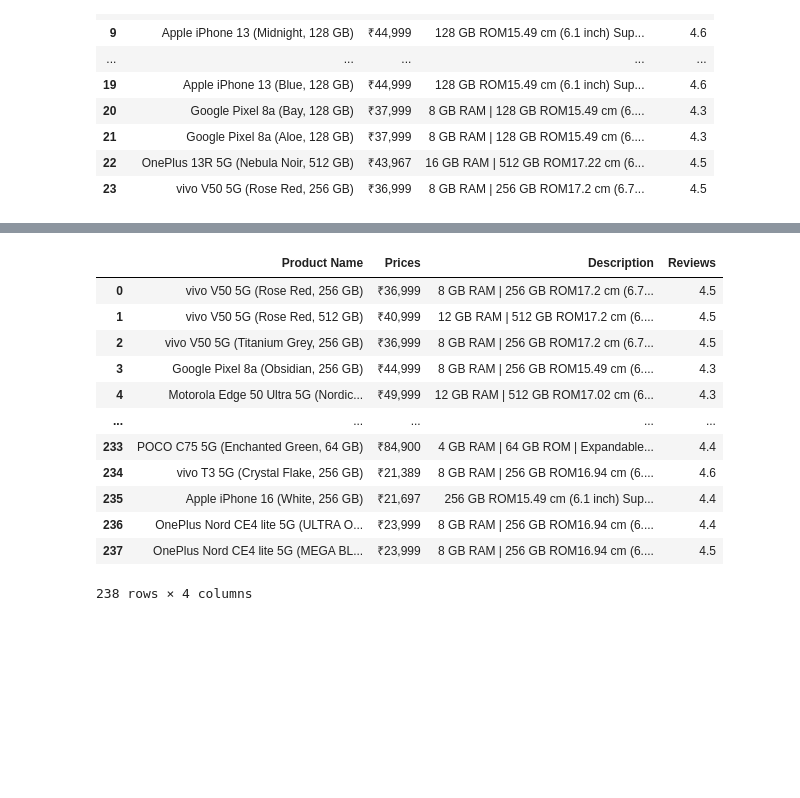
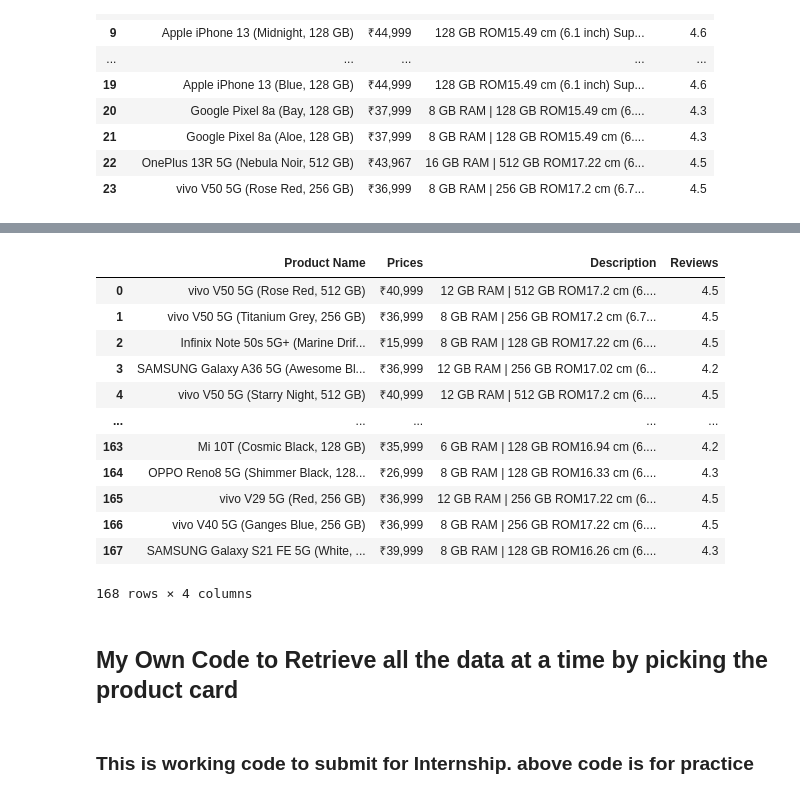
Before and after one commit to ramaoutlook/AI-ML-GenAI-Learning-Journey, a Jupyter notebook: Internships/Codveda/DataScience/webscrapping_beautifulsoupFlipkart.ipynb, the cells around one changed output, grey strips where cells are left out. Drawn from its saved outputs; the diff is of its cells as text; code cells hidden in the pictures; blank space fills up the shorter version.

Commit message:
Web scrapping Flipkart ecommerce to submit in the internship

```diff
--- a/Internships/Codveda/DataScience/webscrapping_beautifulsoupFlipkart.ipynb
+++ b/Internships/Codveda/DataScience/webscrapping_beautifulsoupFlipkart.ipynb
@@ -326,3 +326,18 @@ product_Name = []
 prices = []
 description = []
 reviews=[]
+# %%
+urll = "https://www.flipkart.com/search?q=mobiles+under+50000+rupees&sid=tyy%2C4io&as=on&as-show=on&otracker=AS_QueryStore_OrganicAutoSuggest_1_19_na_na_na&otracker1=AS_QueryStore_OrganicAutoSuggest_1_19_na_na_na&as-pos=1&as-type=RECENT&suggestionId=mobiles+under+50000+rupees%7CMobiles&requestId=114334d8-0c47-410f-98fc-6c37395b9672&as-backfill=on&page=3"
+rt = requests.get(urll)
+soups = BeautifulSoup(rt.text, "lxml")
+box = soups.find("div", class_="DOjaWF gdgoEp")
+name_s = box.find_all("div", class_="KzDlHZ")
+reviws = box.find_all("div", class_="XQDdHH")
+# %%
+print(len(reviws))
+print(len(name_s))
+j=1
+for i in reviws:
+    print(f"{j} - {i.text}")
+
+    j+=1
@@ -329,32 +362,48 @@ reviews=[]
 # %%
-
+product_Name = []
+prices = []
+description = []
+reviews=[]
 for j in range(2, 12):
     url = "https://www.flipkart.com/search?q=mobiles+under+50000+rupees&sid=tyy%2C4io&as=on&as-show=on&otracker=AS_QueryStore_OrganicAutoSuggest_1_19_na_na_na&otracker1=AS_QueryStore_OrganicAutoSuggest_1_19_na_na_na&as-pos=1&as-type=RECENT&suggestionId=mobiles+under+50000+rupees%7CMobiles&requestId=114334d8-0c47-410f-98fc-6c37395b9672&as-backfill=on&page="+str(j)
     r = requests.get(url)
     soup = BeautifulSoup(r.text, "lxml")
     products_box = soup.find("div", class_="DOjaWF gdgoEp")
+    products_box = soup.find("div", class_="DOjaWF gdgoEp")
 
     # Extracting Product Names
     names = products_box.find_all("div", class_="KzDlHZ")
+    if len(names) != 24:
+        print(f"Product Names page number {j} : {len(names)}")
+    print(f"Product Names page number {j} : {len(names)}")
     for i in names:
         product_Name.append(i.text)
 
     # Extracting Prices
     prices_p = products_box.find_all("div", class_="Nx9bqj _4b5DiR")
+    if len(prices_p) != 24:
+        print(f"prices page number {j} : {len(prices_p)}")
+    print(f"prices page number {j} : {len(prices_p)}")
     for i in prices_p:
         prices.append(i.text)
 
     #Extracting Description
     descr = products_box.find_all("ul", class_="G4BRas")
+    if len(descr) != 24:
+        print(f"Description page number {j} : {len(descr)}")
+    print(f"Description page number {j} : {len(descr)}")
     for i in descr:
         n = i.text
         description.append(n)
 
     #Extracting Reviews
     reviews_n = products_box.find_all("div", class_="XQDdHH")
+    if len(reviews_n) != 24:
+        print(f"Reviews page number {j} : {len(reviews_n)}")
+    print(f"Reviews page number {j} : {len(reviews_n)}")
     for i in reviews_n:
         reviews.append(i.text)
 
-df = pd.DataFrame({"Product Name":product_Name[:238], "Prices":prices[:238], "Description":description[:238], "Reviews":reviews[:238]})
-df
+# df = pd.DataFrame({"Product Name":product_Name[:238], "Prices":prices[:238], "Description":description[:238], "Reviews":reviews[:238]})
+# df
 # %% [output]
@@ -392,19 +437,23 @@ product_Name[:238]
 # %%
-df = pd.DataFrame({"Product Name":product_Name[:238], "Prices":prices[:238], "Description":description[:238], "Reviews":reviews[:238]})
+df = pd.DataFrame({"Product Name":product_Name, "Prices":prices, "Description":description, "Reviews":reviews})
 df
 # %% [output]
 |  | Product Name | Prices | Description | Reviews |
-| 0 | vivo V50 5G (Rose Red, 256 GB) | ₹36,999 | 8 GB RAM | 256 GB ROM17.2 cm (6.7... | 4.5 |
-| 1 | vivo V50 5G (Rose Red, 512 GB) | ₹40,999 | 12 GB RAM | 512 GB ROM17.2 cm (6.... | 4.5 |
-| 2 | vivo V50 5G (Titanium Grey, 256 GB) | ₹36,999 | 8 GB RAM | 256 GB ROM17.2 cm (6.7... | 4.5 |
-| 3 | Google Pixel 8a (Obsidian, 256 GB) | ₹44,999 | 8 GB RAM | 256 GB ROM15.49 cm (6.... | 4.3 |
-| 4 | Motorola Edge 50 Ultra 5G (Nordic... | ₹49,999 | 12 GB RAM | 512 GB ROM17.02 cm (6... | 4.3 |
+| 0 | vivo V50 5G (Rose Red, 512 GB) | ₹40,999 | 12 GB RAM | 512 GB ROM17.2 cm (6.... | 4.5 |
+| 1 | vivo V50 5G (Titanium Grey, 256 GB) | ₹36,999 | 8 GB RAM | 256 GB ROM17.2 cm (6.7... | 4.5 |
+| 2 | Infinix Note 50s 5G+ (Marine Drif... | ₹15,999 | 8 GB RAM | 128 GB ROM17.22 cm (6.... | 4.5 |
+| 3 | SAMSUNG Galaxy A36 5G (Awesome Bl... | ₹36,999 | 12 GB RAM | 256 GB ROM17.02 cm (6... | 4.2 |
+| 4 | vivo V50 5G (Starry Night, 512 GB) | ₹40,999 | 12 GB RAM | 512 GB ROM17.2 cm (6.... | 4.5 |
 | ... | ... | ... | ... | ... |
-| 233 | POCO C75 5G (Enchanted Green, 64 GB) | ₹84,900 | 4 GB RAM | 64 GB ROM | Expandable... | 4.4 |
-| 234 | vivo T3 5G (Crystal Flake, 256 GB) | ₹21,389 | 8 GB RAM | 256 GB ROM16.94 cm (6.... | 4.6 |
-| 235 | Apple iPhone 16 (White, 256 GB) | ₹21,697 | 256 GB ROM15.49 cm (6.1 inch) Sup... | 4.4 |
-| 236 | OnePlus Nord CE4 lite 5G (ULTRA O... | ₹23,999 | 8 GB RAM | 256 GB ROM16.94 cm (6.... | 4.4 |
-| 237 | OnePlus Nord CE4 lite 5G (MEGA BL... | ₹23,999 | 8 GB RAM | 256 GB ROM16.94 cm (6.... | 4.5 |
+| 163 | Mi 10T (Cosmic Black, 128 GB) | ₹35,999 | 6 GB RAM | 128 GB ROM16.94 cm (6.... | 4.2 |
+| 164 | OPPO Reno8 5G (Shimmer Black, 128... | ₹26,999 | 8 GB RAM | 128 GB ROM16.33 cm (6.... | 4.3 |
+| 165 | vivo V29 5G (Red, 256 GB) | ₹36,999 | 12 GB RAM | 256 GB ROM17.22 cm (6... | 4.5 |
+| 166 | vivo V40 5G (Ganges Blue, 256 GB) | ₹36,999 | 8 GB RAM | 256 GB ROM17.22 cm (6.... | 4.5 |
+| 167 | SAMSUNG Galaxy S21 FE 5G (White, ... | ₹39,999 | 8 GB RAM | 128 GB ROM16.26 cm (6.... | 4.3 |
-238 rows × 4 columns
+168 rows × 4 columns
 # %%
 df.to_csv("FlipkartMobilePhonePrices_otherDetails.csv")
+# %% [markdown]
+## My Own Code to Retrieve all the data at a time by picking the product card
+# %% [markdown]
+### This is working code to submit for Internship. above code is for practice
```
Also changed, not shown: parts of 7 cells of this notebook, 2 other files.
